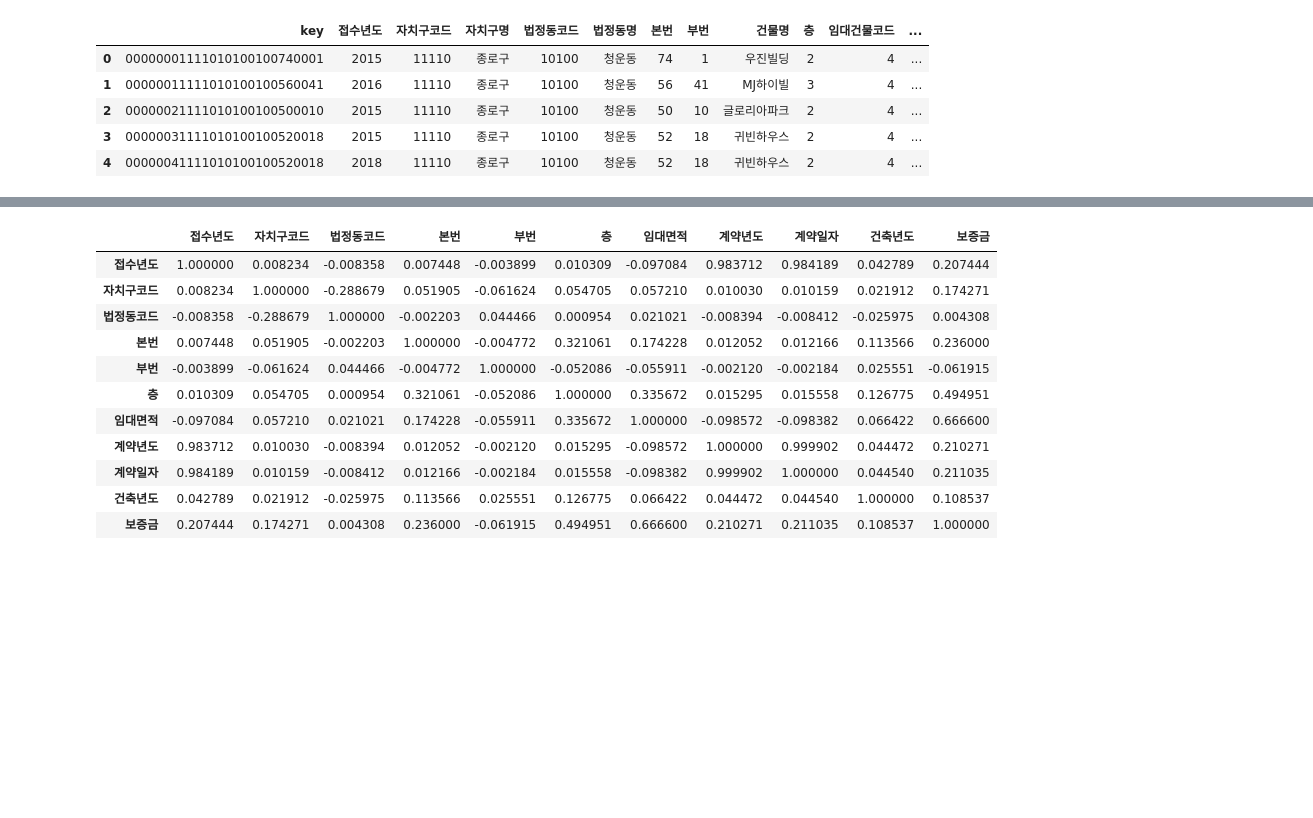
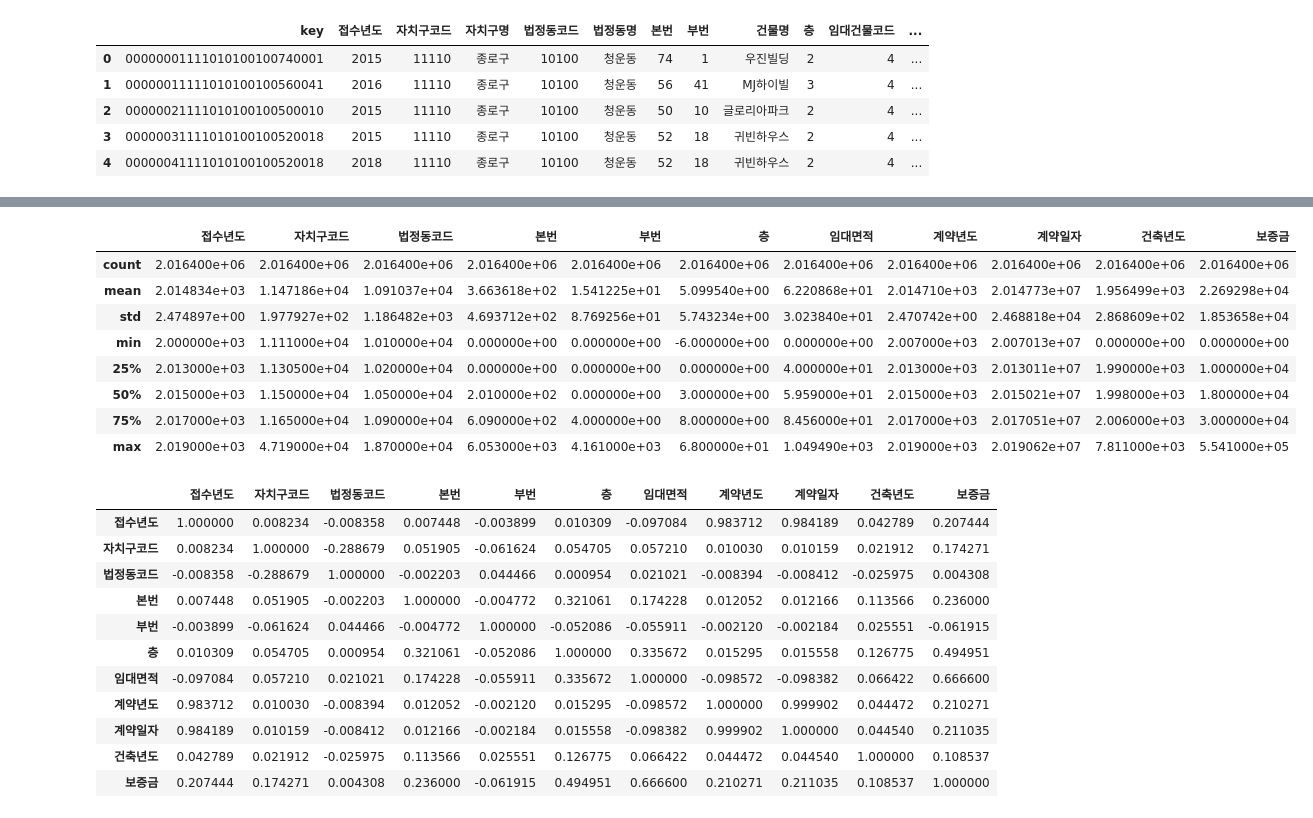
Before and after one commit to oftto/seoul_house, a Jupyter notebook: seoulhouse_EDA_2.ipynb, the cells around one changed output, grey strips where cells are left out. Drawn from its saved outputs; the diff is of its cells as text; code cells hidden in the pictures; blank space fills up the shorter version.

```diff
--- a/seoulhouse_EDA_2.ipynb
+++ b/seoulhouse_EDA_2.ipynb
@@ -97,4 +111,16 @@ See the caveats in the documentation: http://pandas.pydata.org/pandas-docs/stabl
   self._update_inplace(new_data)
+# %%
+new_data.describe()
+# %% [output]
+|  | 접수년도 | 자치구코드 | 법정동코드 | 본번 | 부번 | 층 | 임대면적 | 계약년도 | 계약일자 | 건축년도 | 보증금 |
+| count | 2.016400e+06 | 2.016400e+06 | 2.016400e+06 | 2.016400e+06 | 2.016400e+06 | 2.016400e+06 | 2.016400e+06 | 2.016400e+06 | 2.016400e+06 | 2.016400e+06 | 2.016400e+06 |
+| mean | 2.014834e+03 | 1.147186e+04 | 1.091037e+04 | 3.663618e+02 | 1.541225e+01 | 5.099540e+00 | 6.220868e+01 | 2.014710e+03 | 2.014773e+07 | 1.956499e+03 | 2.269298e+04 |
+| std | 2.474897e+00 | 1.977927e+02 | 1.186482e+03 | 4.693712e+02 | 8.769256e+01 | 5.743234e+00 | 3.023840e+01 | 2.470742e+00 | 2.468818e+04 | 2.868609e+02 | 1.853658e+04 |
+| min | 2.000000e+03 | 1.111000e+04 | 1.010000e+04 | 0.000000e+00 | 0.000000e+00 | -6.000000e+00 | 0.000000e+00 | 2.007000e+03 | 2.007013e+07 | 0.000000e+00 | 0.000000e+00 |
+| 25% | 2.013000e+03 | 1.130500e+04 | 1.020000e+04 | 0.000000e+00 | 0.000000e+00 | 0.000000e+00 | 4.000000e+01 | 2.013000e+03 | 2.013011e+07 | 1.990000e+03 | 1.000000e+04 |
+| 50% | 2.015000e+03 | 1.150000e+04 | 1.050000e+04 | 2.010000e+02 | 0.000000e+00 | 3.000000e+00 | 5.959000e+01 | 2.015000e+03 | 2.015021e+07 | 1.998000e+03 | 1.800000e+04 |
+| 75% | 2.017000e+03 | 1.165000e+04 | 1.090000e+04 | 6.090000e+02 | 4.000000e+00 | 8.000000e+00 | 8.456000e+01 | 2.017000e+03 | 2.017051e+07 | 2.006000e+03 | 3.000000e+04 |
+| max | 2.019000e+03 | 4.719000e+04 | 1.870000e+04 | 6.053000e+03 | 4.161000e+03 | 6.800000e+01 | 1.049490e+03 | 2.019000e+03 | 2.019062e+07 | 7.811000e+03 | 5.541000e+05 |
 # %%
 new_data.corr()
 # %% [output]
```
Also changed, not shown: parts of 5 cells of this notebook.
